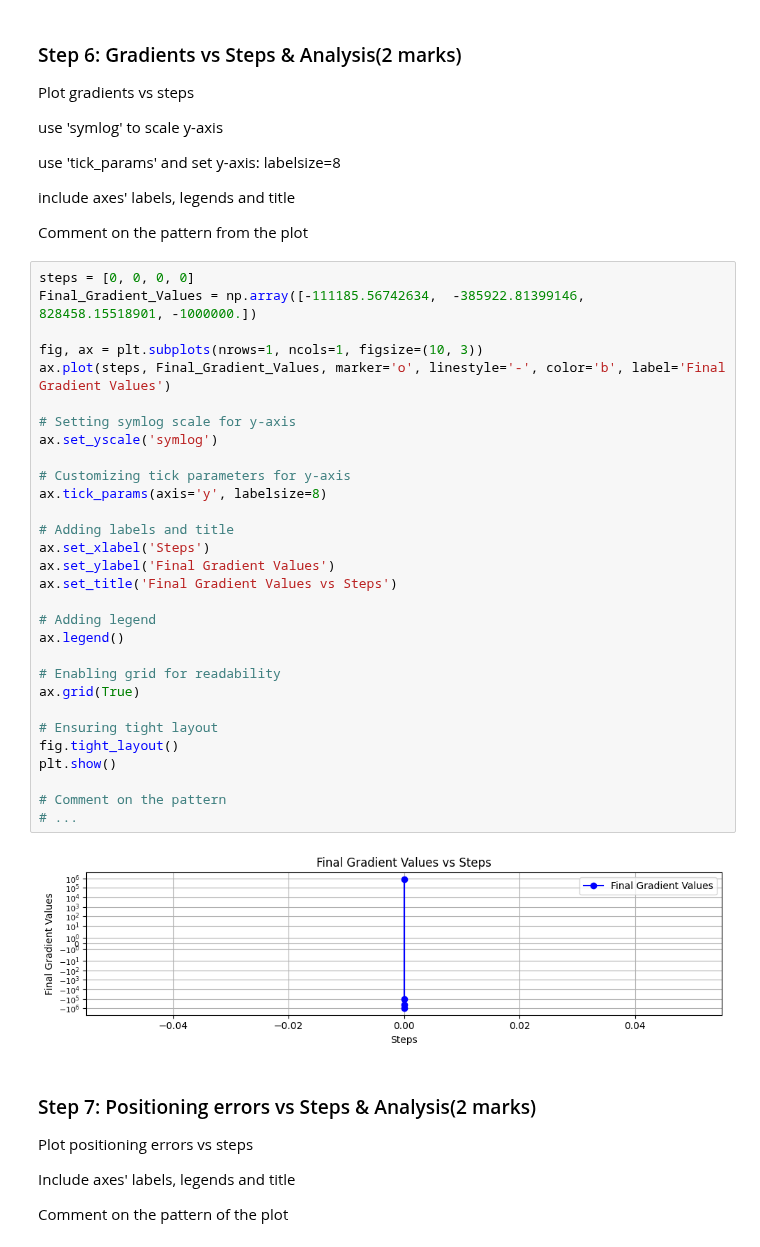
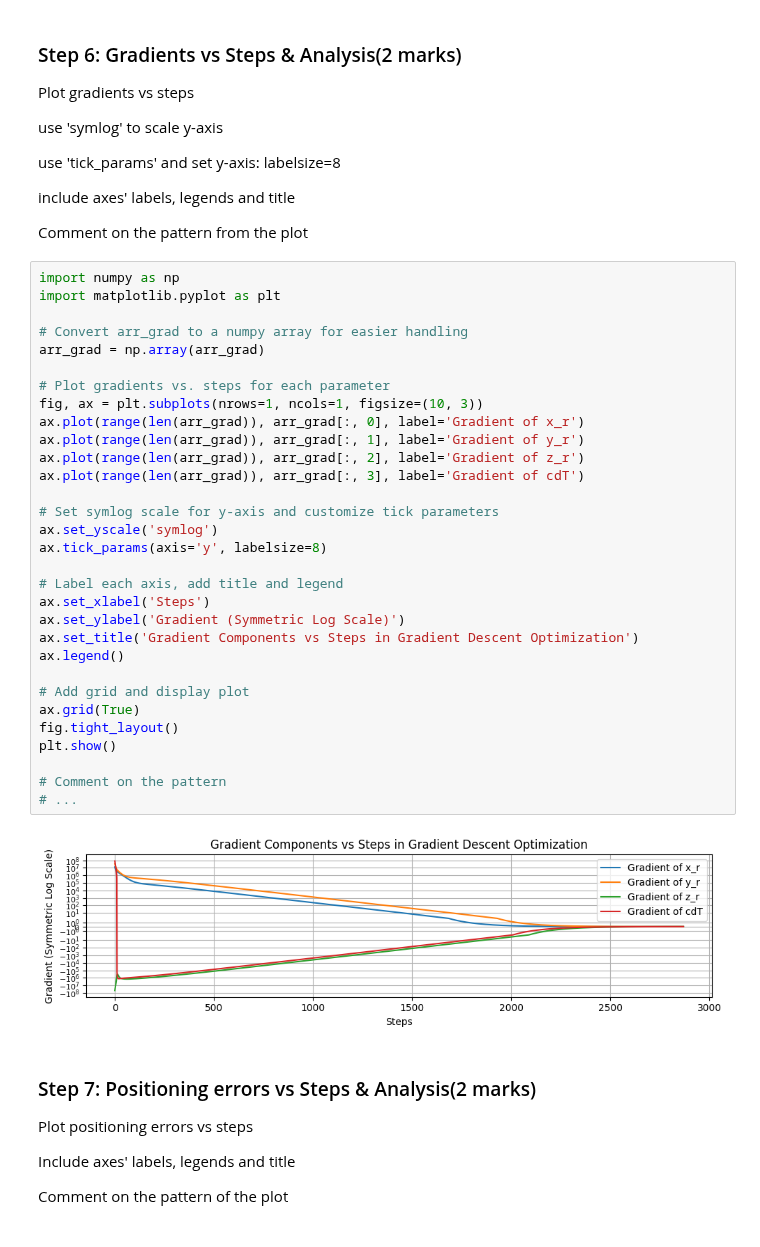
Before and after one commit to ChukwuebukaEzeanaka/engg680_2024_fall, a Jupyter notebook: Lab_Assignment3/Assignment3.ipynb, the cells around one changed output. Cells and saved outputs as stored; diff of their text form.

Commit message:
have updated the code on part1 and added Histogram on part2, only some clearification and comments on the 3 graphs in part1 remaining

```diff
--- a/Lab_Assignment3/Assignment3.ipynb
+++ b/Lab_Assignment3/Assignment3.ipynb
@@ -277,37 +274,38 @@ include axes' labels, legends and title
 
 Comment on the pattern from the plot
 # %%
-steps = [0, 0, 0, 0]
-Final_Gradient_Values = np.array([-111185.56742634,  -385922.81399146,   828458.15518901, -1000000.])
+import numpy as np
+import matplotlib.pyplot as plt
 
+# Convert arr_grad to a numpy array for easier handling
+arr_grad = np.array(arr_grad)
+
+# Plot gradients vs. steps for each parameter
 fig, ax = plt.subplots(nrows=1, ncols=1, figsize=(10, 3))
-ax.plot(steps, Final_Gradient_Values, marker='o', linestyle='-', color='b', label='Final Gradient Values')
+ax.plot(range(len(arr_grad)), arr_grad[:, 0], label='Gradient of x_r')
+ax.plot(range(len(arr_grad)), arr_grad[:, 1], label='Gradient of y_r')
+ax.plot(range(len(arr_grad)), arr_grad[:, 2], label='Gradient of z_r')
+ax.plot(range(len(arr_grad)), arr_grad[:, 3], label='Gradient of cdT')
 
-# Setting symlog scale for y-axis
+# Set symlog scale for y-axis and customize tick parameters
 ax.set_yscale('symlog')
-
-# Customizing tick parameters for y-axis
 ax.tick_params(axis='y', labelsize=8)
 
-# Adding labels and title
+# Label each axis, add title and legend
 ax.set_xlabel('Steps')
-ax.set_ylabel('Final Gradient Values')
-ax.set_title('Final Gradient Values vs Steps')
-
-# Adding legend
+ax.set_ylabel('Gradient (Symmetric Log Scale)')
+ax.set_title('Gradient Components vs Steps in Gradient Descent Optimization')
 ax.legend()
 
-# Enabling grid for readability
+# Add grid and display plot
 ax.grid(True)
-
-# Ensuring tight layout
 fig.tight_layout()
 plt.show()
 
 # Comment on the pattern
 # ...
 # %% [output]
-[figure, old version]
+[figure, new version]
 # %% [markdown]
 ### Step 7: Positioning errors vs Steps & Analysis(2 marks)
 Plot positioning errors vs steps
```
Also changed, not shown: parts of 19 cells of this notebook.
